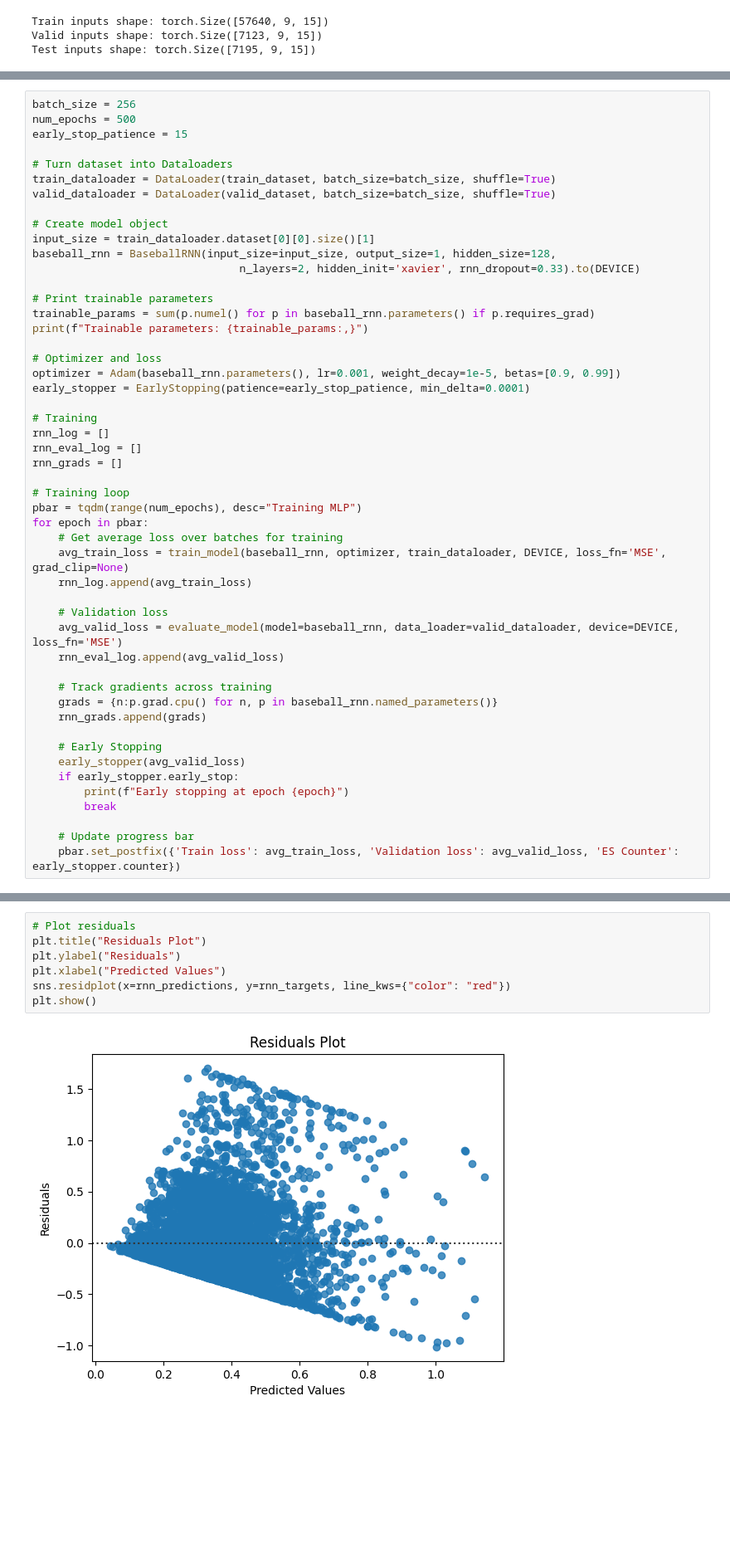
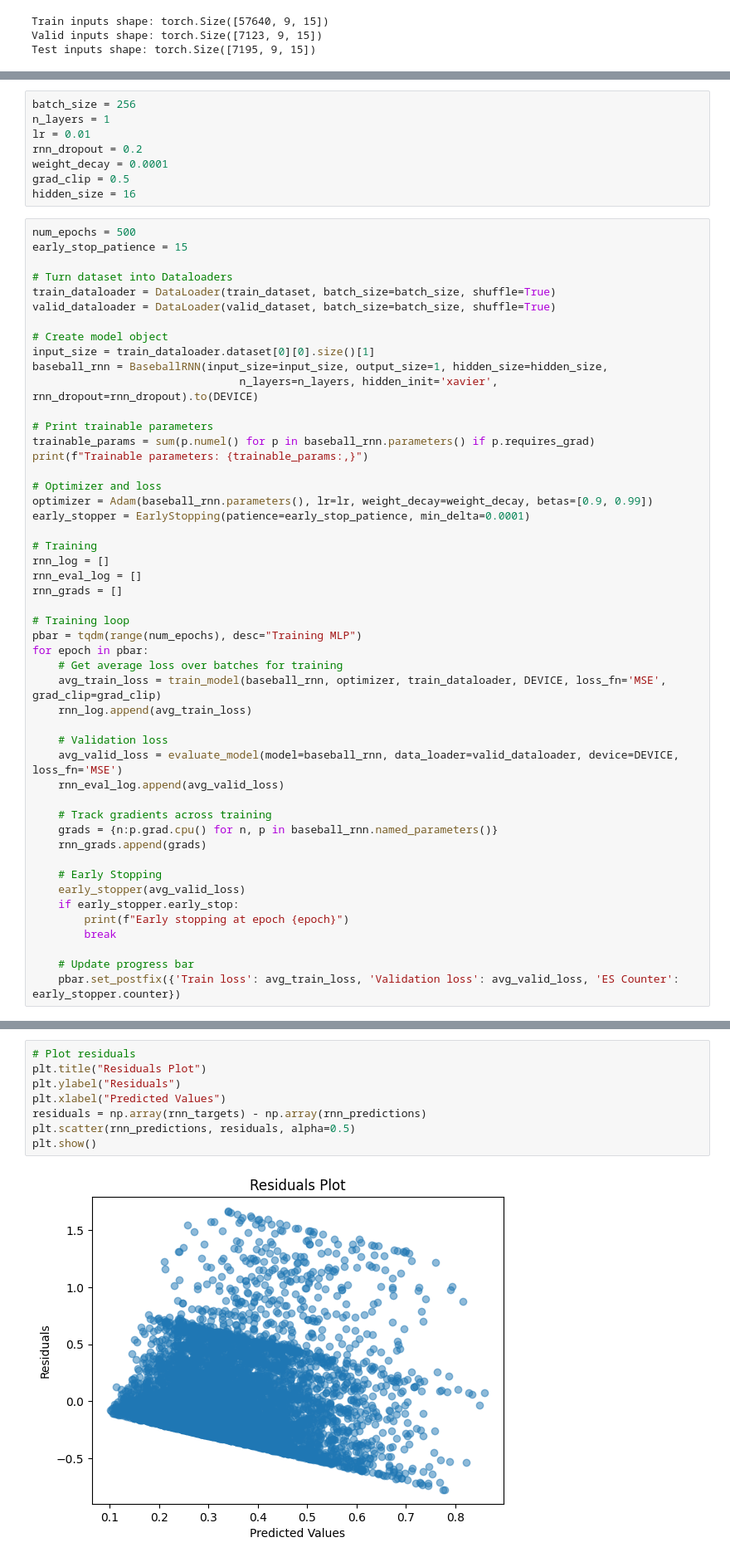
Before and after one commit to zybecker/DS-5500, a Jupyter notebook: RNN_Model/NN_final_models.ipynb, the cells around one changed output, grey strips where cells are left out. Shown at 83% size. Cells and saved outputs as stored; diff of their text form; blank space fills up the shorter version.

```diff
--- a/RNN_Model/NN_final_models.ipynb
+++ b/RNN_Model/NN_final_models.ipynb
@@ -340,5 +277,12 @@ class BaseballRNN(torch.nn.Module):
+# %%
+batch_size = 256
+n_layers = 1
+lr = 0.01
+rnn_dropout = 0.2
+weight_decay = 0.0001
+grad_clip = 0.5
+hidden_size = 16
 # %%
-batch_size = 256
 num_epochs = 500
 early_stop_patience = 15
 
@@ -348,15 +292,15 @@ valid_dataloader = DataLoader(valid_dataset, batch_size=batch_size, shuffle=True
 
 # Create model object
 input_size = train_dataloader.dataset[0][0].size()[1]
-baseball_rnn = BaseballRNN(input_size=input_size, output_size=1, hidden_size=128,
-                                n_layers=2, hidden_init='xavier', rnn_dropout=0.33).to(DEVICE)
+baseball_rnn = BaseballRNN(input_size=input_size, output_size=1, hidden_size=hidden_size,
+                                n_layers=n_layers, hidden_init='xavier', rnn_dropout=rnn_dropout).to(DEVICE)
 
 # Print trainable parameters
 trainable_params = sum(p.numel() for p in baseball_rnn.parameters() if p.requires_grad)
 print(f"Trainable parameters: {trainable_params:,}")
 
 # Optimizer and loss
-optimizer = Adam(baseball_rnn.parameters(), lr=0.001, weight_decay=1e-5, betas=[0.9, 0.99])
+optimizer = Adam(baseball_rnn.parameters(), lr=lr, weight_decay=weight_decay, betas=[0.9, 0.99])
 early_stopper = EarlyStopping(patience=early_stop_patience, min_delta=0.0001)
 
 # Training
@@ -368,7 +312,7 @@ rnn_grads = []
 pbar = tqdm(range(num_epochs), desc="Training MLP")
 for epoch in pbar:
     # Get average loss over batches for training
-    avg_train_loss = train_model(baseball_rnn, optimizer, train_dataloader, DEVICE, loss_fn='MSE', grad_clip=None)
+    avg_train_loss = train_model(baseball_rnn, optimizer, train_dataloader, DEVICE, loss_fn='MSE', grad_clip=grad_clip)
     rnn_log.append(avg_train_loss)
 
     # Validation loss
@@ -435,9 +380,10 @@ plt.show()
 # %%
 # Plot residuals
 plt.title("Residuals Plot")
 plt.ylabel("Residuals")
 plt.xlabel("Predicted Values")
-sns.residplot(x=rnn_predictions, y=rnn_targets, line_kws={"color": "red"})
+residuals = np.array(rnn_targets) - np.array(rnn_predictions)
+plt.scatter(rnn_predictions, residuals, alpha=0.5)
 plt.show()
 # %% [output]
-[figure, old version]
+[figure, new version]
```
Also changed, not shown: parts of 30 cells of this notebook, 8 other files.
